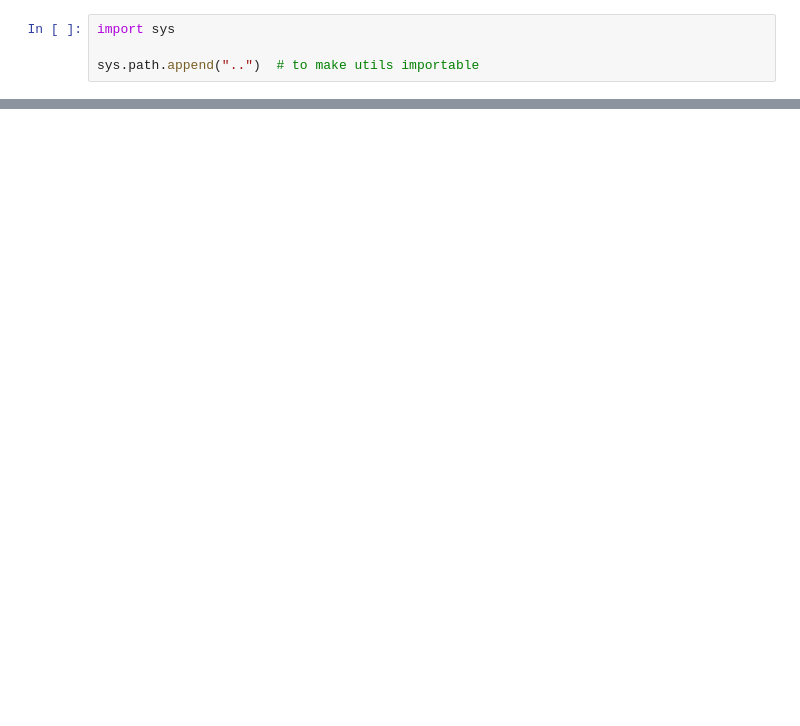
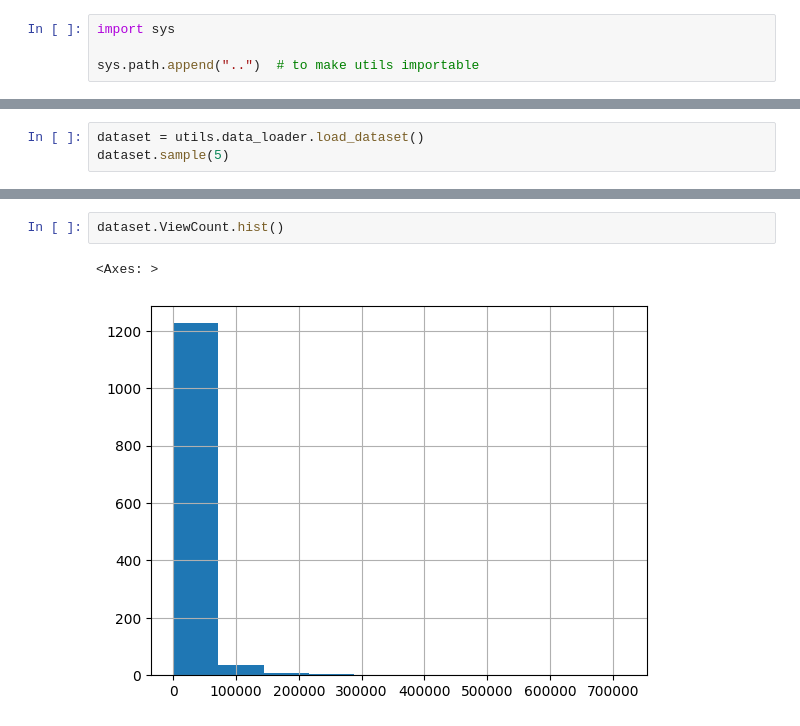
Before and after one commit to setday/hse_sna_p2024, a Jupyter notebook: research/eda.ipynb, the cells around one changed output, grey strips where cells are left out. Cells and saved outputs as stored; diff of their text form; blank space fills up the shorter version.

```diff
--- a/research/eda.ipynb
+++ b/research/eda.ipynb
@@ -90,0 +7,3 @@ answers = df[df.PostTypeId == 2]
+# %%
+dataset = utils.data_loader.load_dataset()
+dataset.sample(5)
@@ -90,0 +71,5 @@ answers = df[df.PostTypeId == 2]
+# %%
+dataset.ViewCount.hist()
+# %% [output]
+<Axes: >
+[figure, added]
```
Also changed, not shown: parts of 39 cells of this notebook.
